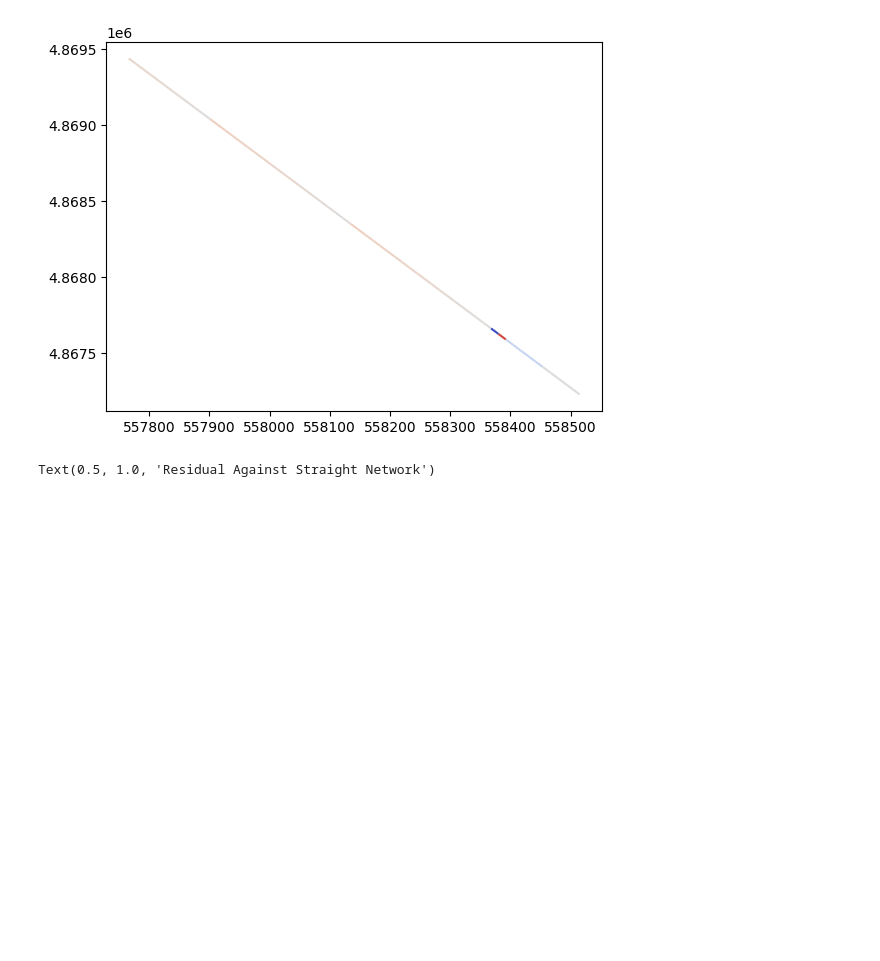
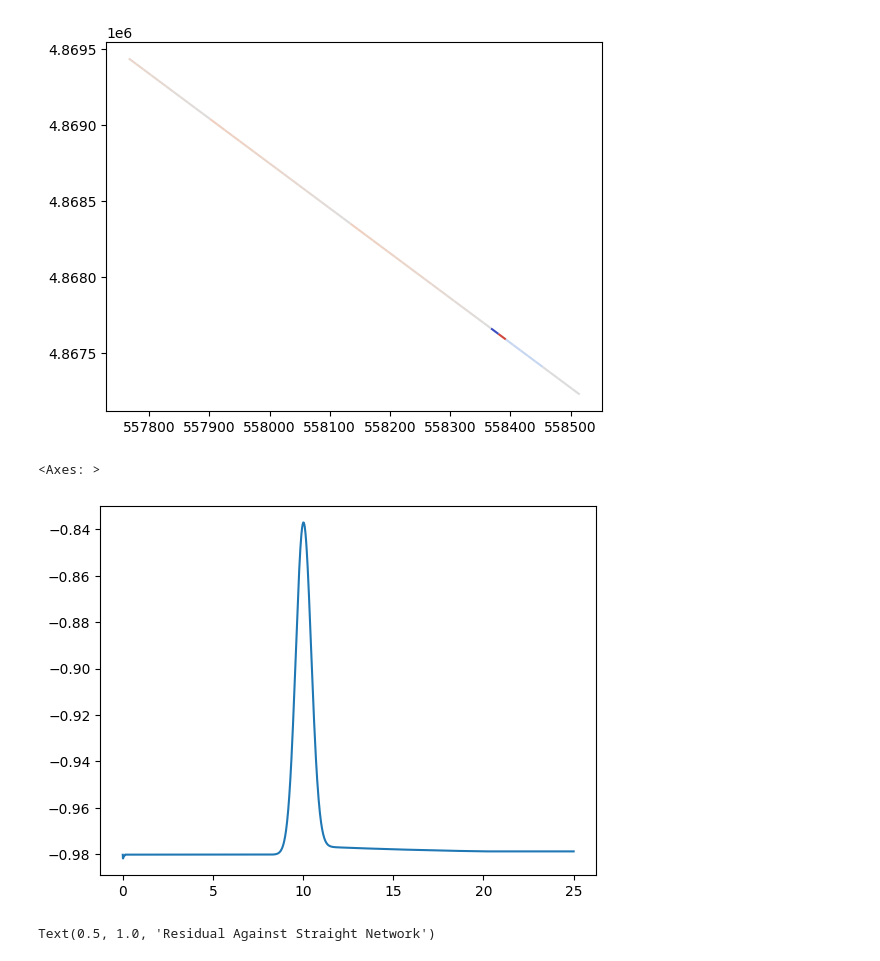
Before and after one commit to jhuang523/UMNBearSpring, a Jupyter notebook: openkarst/steady_state/conduit_geometry_setup.ipynb, the cells around one changed output. Drawn from its saved outputs; the diff is of its cells as text; code cells hidden in the pictures; blank space fills up the shorter version.

```diff
--- a/openkarst/steady_state/conduit_geometry_setup.ipynb
+++ b/openkarst/steady_state/conduit_geometry_setup.ipynb
@@ -411,6 +411,11 @@ network.plot_network_flow(Q[150000, :], y[150000, :])
 # %% [output]
 ValueError: Length of ndarray vectors must match length of `data` when both are used, but `data` has length 62 and the vector passed to `hue` has length 127.
 [figure]
+# %%
+sns.lineplot(x = sc_t/86400, y=pk_spring[pk_network.outlets[0]]-sc_spring[sc_network.outlets[0]]/sc_spring[sc_network.outlets[0]])
+# %% [output]
+<Axes: >
+[figure, added]
 # %%
 fig, ax = plt.subplots(2, 1, sharex = True, gridspec_kw={'wspace' : 0})
 
```
Also changed, not shown: parts of 4 cells of this notebook, 8 other files.
